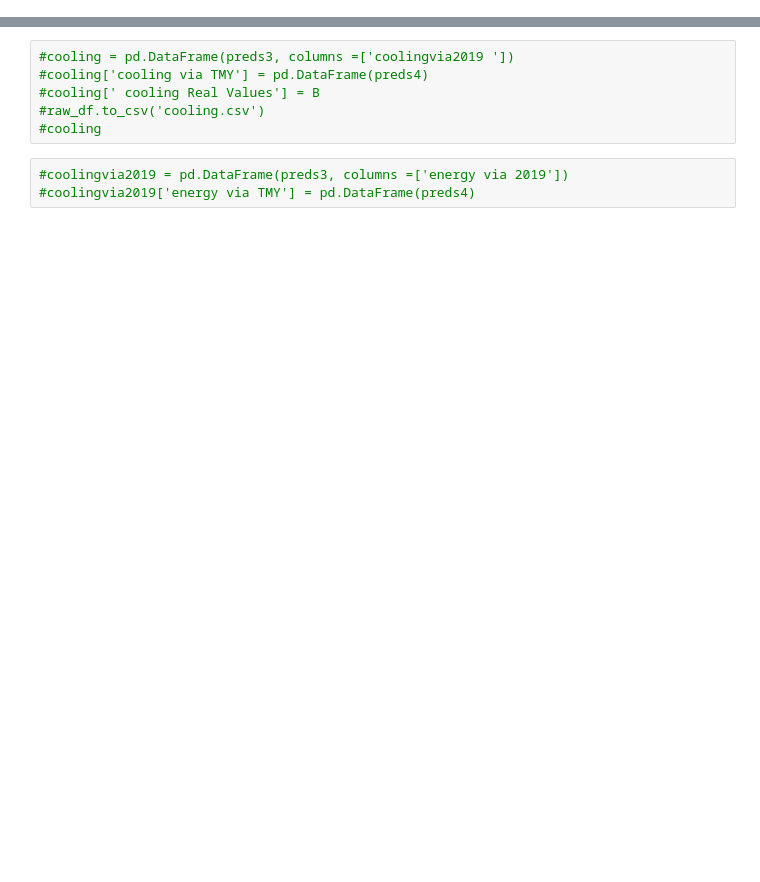
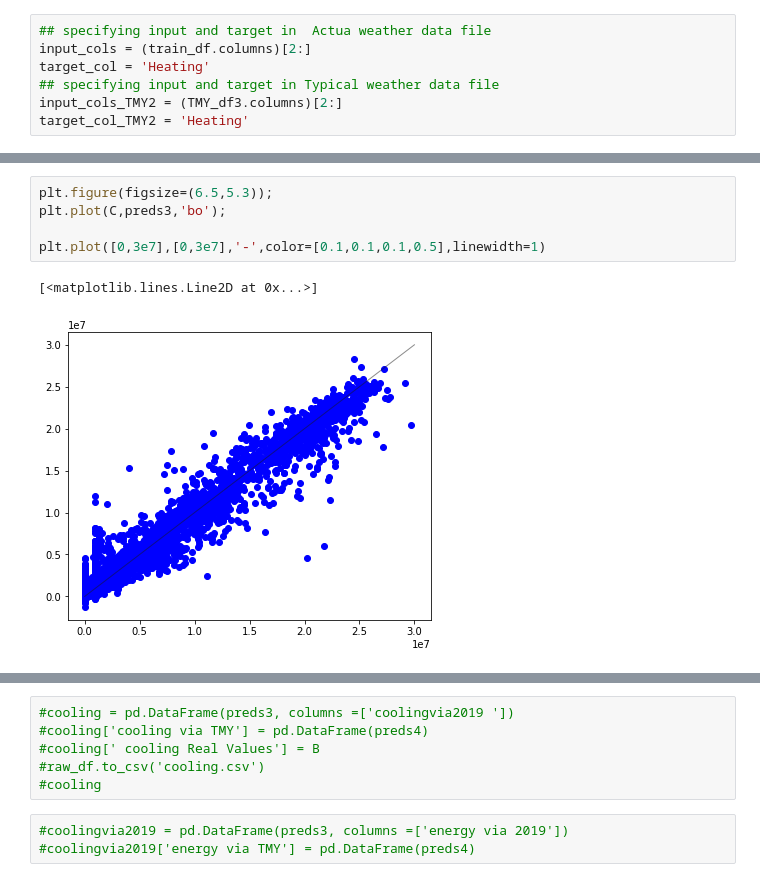
Before and after one commit to sajad95/Heat, a Jupyter notebook: FastCodeImpactofweatherXGB.ipynb, the cells around one changed output, grey strips where cells are left out. Saved outputs shown, nothing was run; the diff lists cells and outputs as text; blank space fills up the shorter version.

```diff
--- a/FastCodeImpactofweatherXGB.ipynb
+++ b/FastCodeImpactofweatherXGB.ipynb
@@ -64,0 +139,7 @@ Goal is to find the best ways for predicting energy demand in 2019 and compare i
+# %%
+## specifying input and target in  Actua weather data file
+input_cols = (train_df.columns)[2:]
+target_col = 'Heating'
+## specifying input and target in Typical weather data file
+input_cols_TMY2 = (TMY_df3.columns)[2:]
+target_col_TMY2 = 'Heating'
@@ -64,0 +240,8 @@ Goal is to find the best ways for predicting energy demand in 2019 and compare i
+# %%
+plt.figure(figsize=(6.5,5.3));
+plt.plot(C,preds3,'bo');
+
+plt.plot([0,3e7],[0,3e7],'-',color=[0.1,0.1,0.1,0.5],linewidth=1)
+# %% [output]
+[<matplotlib.lines.Line2D at 0x...>]
+[figure, added]
```
Also changed, not shown: parts of 54 cells of this notebook.
